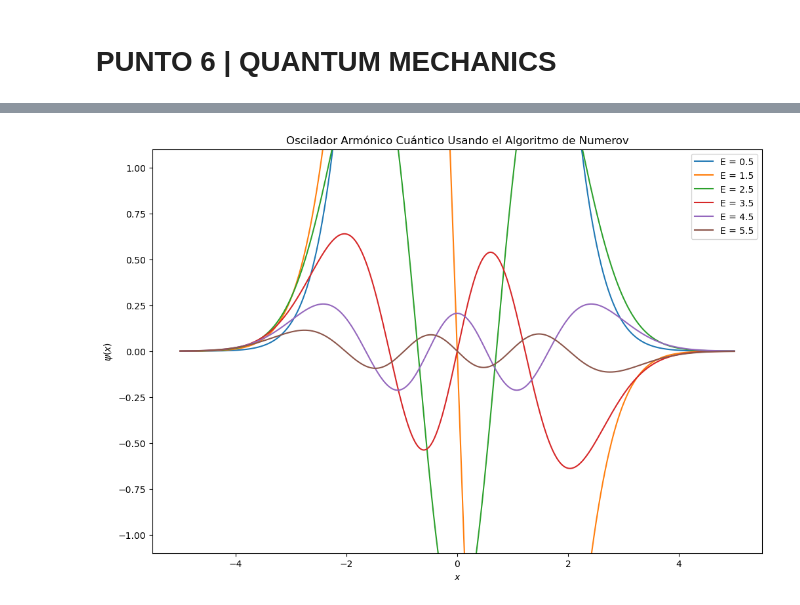
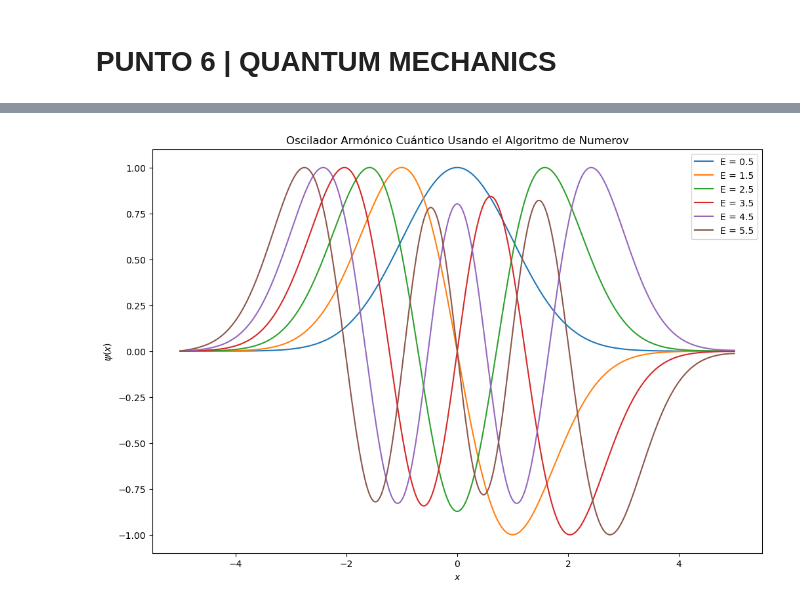
Before and after one commit to leylaaaa1/MetodosII_SantiagoGarcia_CatalinaGuatibonza, a Jupyter notebook: Tarea4_SantiagoGarcia_CatalinaGuatibonza/T4P6QuantumMechanics_SantiagoGarcia_CatalinaGuatibonza.ipynb, the cells around one changed output, grey strips where cells are left out. Saved outputs shown, nothing was run; the diff lists cells and outputs as text; code cells hidden in the pictures.

```diff
--- a/Tarea4_SantiagoGarcia_CatalinaGuatibonza/T4P6QuantumMechanics_SantiagoGarcia_CatalinaGuatibonza.ipynb
+++ b/Tarea4_SantiagoGarcia_CatalinaGuatibonza/T4P6QuantumMechanics_SantiagoGarcia_CatalinaGuatibonza.ipynb
@@ -5,16 +5,16 @@ import numpy as np
 import matplotlib.pyplot as plt
 # %%
 N = 1000
-x_min, x_max = -5, 5
-x = np.linspace(x_min, x_max, N)
+xmin, xmax = -5, 5
+x = np.linspace(xmin, xmax, N)
 h = x[1] - x[0]
 # %%
 def V(x):
     m = 1
     omega = 1
-    return 0.5 * m * (omega**2) * (x**2)
+    return (1/2) * m * (omega**2) * (x**2)
 # %%
-def numerov(x, V, E):
+def Numerov(x, V, E):
 
     psi = np.zeros_like(x)
     psi[1] = 1e-5
@@ -78,17 +73,17 @@ Los valores propios de la función son:
 # %%
-E_levels = [0.5, 1.5, 2.5, 3.5, 4.5, 5.5]
+Niveles_E = [0.5, 1.5, 2.5, 3.5, 4.5, 5.5]
 # %%
 plt.figure(figsize=(12, 8))
 
-for i, E in enumerate(E_levels):
-    psi = numerov(x, V, E)
-    plt.plot(x, psi*E, label=f'E = {E:.1f}')
+for i, E in enumerate(Niveles_E):
+    psi = Numerov(x, V, E)
+    psi_normalized = psi / np.max(np.abs(psi))
+    plt.plot(x, psi_normalized, label=f'E = {E:.1f}')
 
 plt.title('Oscilador Armónico Cuántico Usando el Algoritmo de Numerov')
 plt.xlabel('$x$')
 plt.ylabel('$\psi(x)$')
-plt.ylim(-1.1,1.1)
 plt.legend()
 plt.show()
 # %% [output]
-[figure, old version]
+[figure, new version]
```
Also changed, not shown: parts of 1 cell of this notebook.
